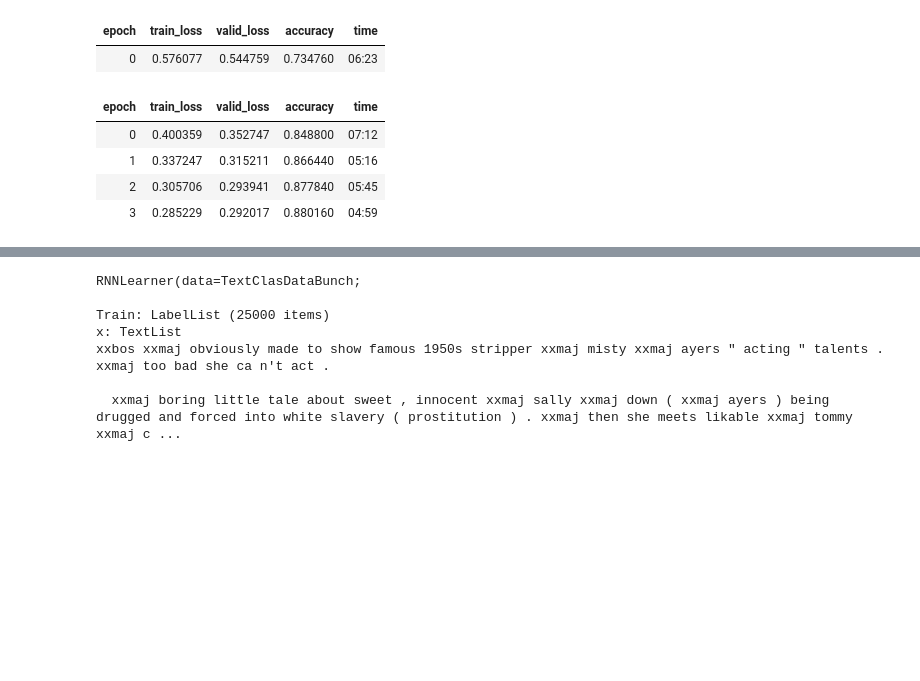
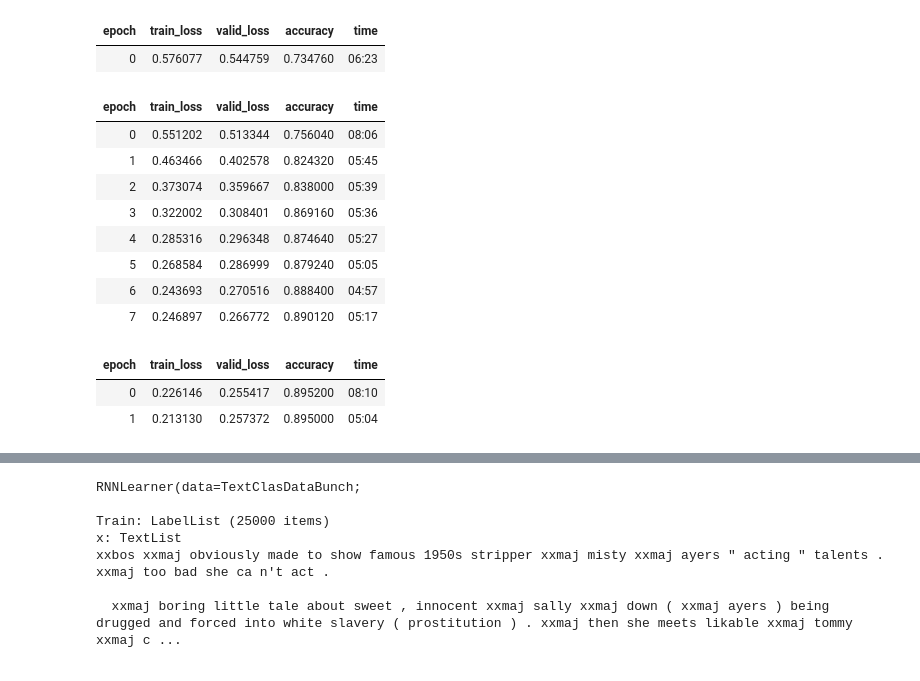
Before and after one commit to riven314/ULMFit-IMDB, a Jupyter notebook: lesson3-IMDB-ULMFit-woFinetune.ipynb, the cells around one changed output, grey strips where cells are left out. Cells and saved outputs as stored; diff of their text form; code cells hidden in the pictures; blank space fills up the shorter version.

Commit message:
finish training without fine-tuning

```diff
--- a/lesson3-IMDB-ULMFit-woFinetune.ipynb
+++ b/lesson3-IMDB-ULMFit-woFinetune.ipynb
@@ -77,13 +77,24 @@ learn.save('third')
 learn.load('third');
 # %%
 learn.unfreeze()
-learn.fit_one_cycle(4, slice(1e-3/(2.6**4),1e-3), moms=(0.8,0.7))
+learn.fit_one_cycle(8, slice(1e-3/(2.6**4),1e-3), moms=(0.8,0.7))
 # %% [output]
 | epoch | train_loss | valid_loss | accuracy | time |
-| 0 | 0.400359 | 0.352747 | 0.848800 | 07:12 |
-| 1 | 0.337247 | 0.315211 | 0.866440 | 05:16 |
-| 2 | 0.305706 | 0.293941 | 0.877840 | 05:45 |
-| 3 | 0.285229 | 0.292017 | 0.880160 | 04:59 |
+| 0 | 0.551202 | 0.513344 | 0.756040 | 08:06 |
+| 1 | 0.463466 | 0.402578 | 0.824320 | 05:45 |
+| 2 | 0.373074 | 0.359667 | 0.838000 | 05:39 |
+| 3 | 0.322002 | 0.308401 | 0.869160 | 05:36 |
+| 4 | 0.285316 | 0.296348 | 0.874640 | 05:27 |
+| 5 | 0.268584 | 0.286999 | 0.879240 | 05:05 |
+| 6 | 0.243693 | 0.270516 | 0.888400 | 04:57 |
+| 7 | 0.246897 | 0.266772 | 0.890120 | 05:17 |
+# %%
+learn.unfreeze()
+learn.fit_one_cycle(2, slice(1e-3/(2.6**4),1e-3), moms=(0.8,0.7))
+# %% [output]
+| epoch | train_loss | valid_loss | accuracy | time |
+| 0 | 0.226146 | 0.255417 | 0.895200 | 08:10 |
+| 1 | 0.213130 | 0.257372 | 0.895000 | 05:04 |
 # %%
 learn.unfreeze()
 learn.fit_one_cycle(2, slice(1e-3/(2.6**4),1e-3), moms=(0.8,0.7))
```
Also changed, not shown: parts of 3 cells of this notebook, 2 other files.
